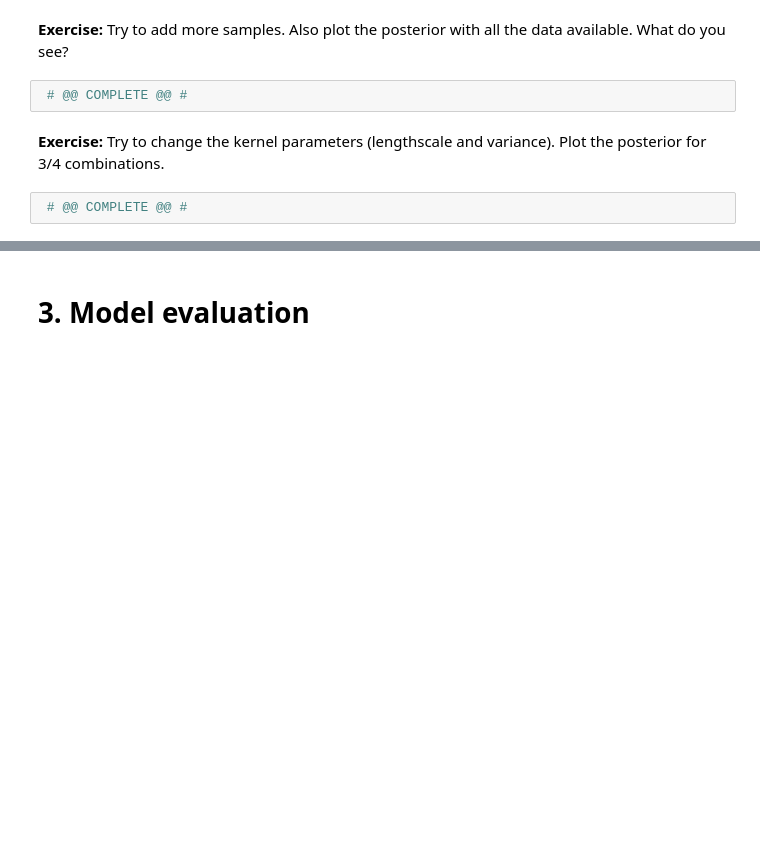
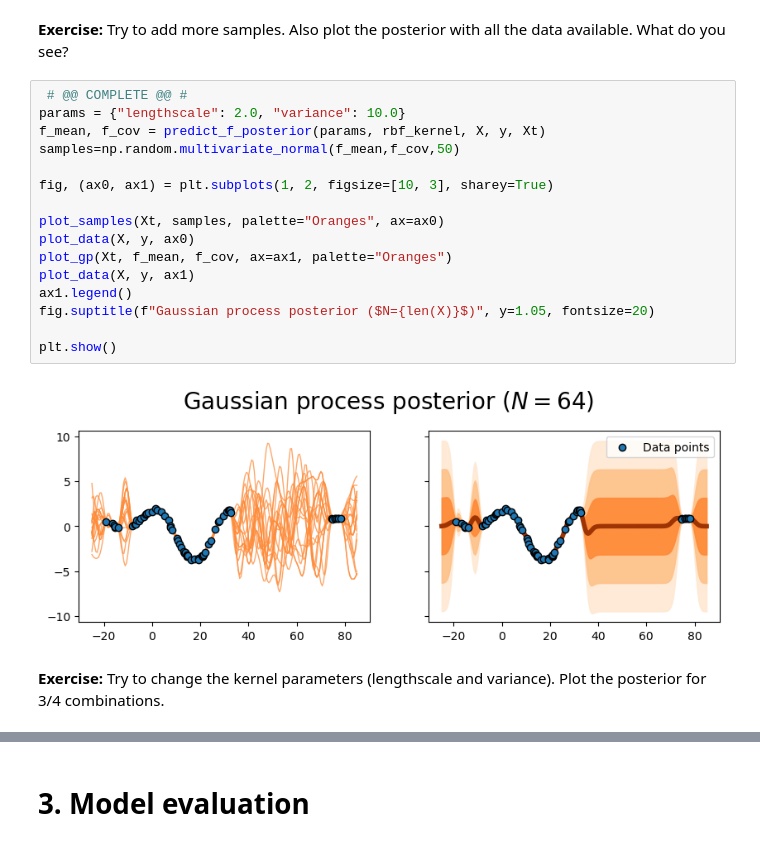
Before and after one commit to Michele2301/asi-labs, a Jupyter notebook: lab_week2-public/Gaussian_Process_Regression.ipynb, the cells around one changed output, grey strips where cells are left out. Cells and saved outputs as stored; diff of their text form; blank space fills up the shorter version.

```diff
--- a/lab_week2-public/Gaussian_Process_Regression.ipynb
+++ b/lab_week2-public/Gaussian_Process_Regression.ipynb
@@ -288,10 +298,24 @@ plt.show()
 # %% [markdown]
 **Exercise:**
 Try to add more samples. Also plot the posterior with all the data available. What do you see?
-# %%
- # @@ COMPLETE @@ #
+# %%
+ # @@ COMPLETE @@ #
+params = {"lengthscale": 2.0, "variance": 10.0}
+f_mean, f_cov = predict_f_posterior(params, rbf_kernel, X, y, Xt)
+samples=np.random.multivariate_normal(f_mean,f_cov,50)
+
+fig, (ax0, ax1) = plt.subplots(1, 2, figsize=[10, 3], sharey=True)
+
+plot_samples(Xt, samples, palette="Oranges", ax=ax0)
+plot_data(X, y, ax0)
+plot_gp(Xt, f_mean, f_cov, ax=ax1, palette="Oranges")
+plot_data(X, y, ax1)
+ax1.legend()
+fig.suptitle(f"Gaussian process posterior ($N={len(X)}$)", y=1.05, fontsize=20)
+
+plt.show()
+# %% [output]
+[figure, added]
 # %% [markdown]
 **Exercise:**
 Try to change the kernel parameters (lengthscale and variance). Plot the posterior for 3/4 combinations.
-# %%
- # @@ COMPLETE @@ #
```
Also changed, not shown: parts of 24 cells of this notebook.
